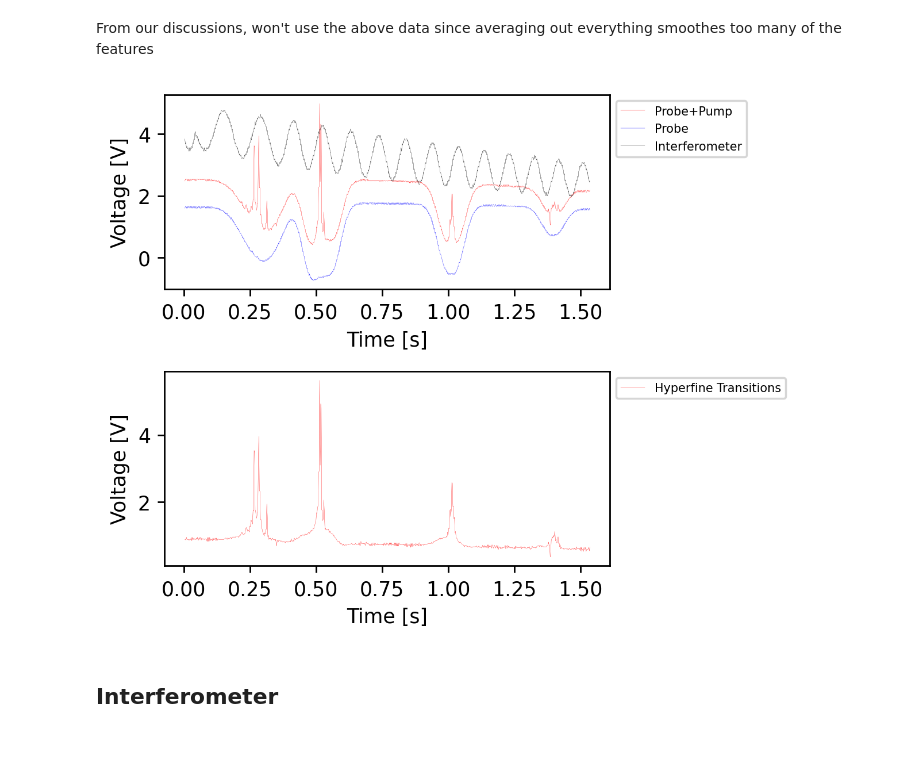
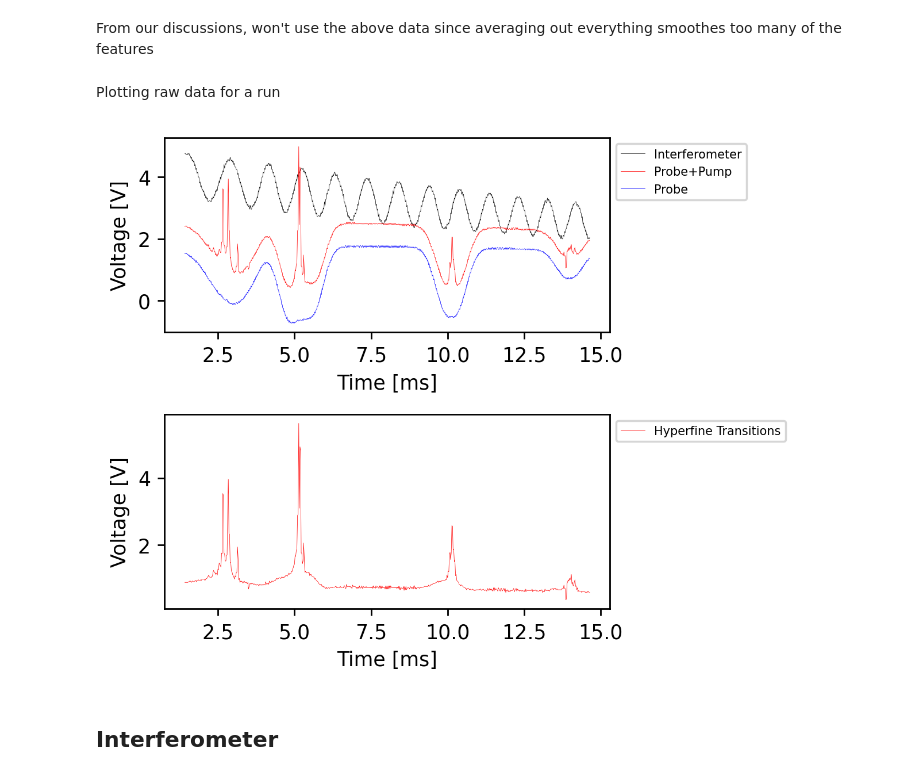
Before and after one commit to orpereira/PHYS469, a Jupyter notebook: saturation_spectroscopy/analysis_final.ipynb, the cells around one changed output. Drawn from its saved outputs; the diff is of its cells as text; code cells hidden in the pictures; blank space fills up the shorter version.

```diff
--- a/saturation_spectroscopy/analysis_final.ipynb
+++ b/saturation_spectroscopy/analysis_final.ipynb
@@ -88,33 +84,44 @@ plt.show()
 # %% [markdown]
 From our discussions, won't use the above data since averaging out everything smoothes too many of the features
-# %%
-# Figure
-fig, axes = plt.subplots(2, 1, figsize=(5,4), dpi=250)
-
-# Get a single frequency sweep
-start = np.argwhere(avg_inter == np.max(avg_inter))[0][0]
-stop = np.argwhere(avg_inter == np.min(avg_inter))[0][0]
-time_multiplier = 1e1
-time_axis = time[start:stop]*time_multiplier
-probe_run = raw_probe_data['nopump1']['y2']
-probe_pump_run = raw_probe_pump_data['run1']['y2']
-inter_run = raw_probe_pump_data['run1']['y3']
-
-
-# Plot data
-axes[0].plot(time_axis, probe_pump_run[start:stop], color='r', linewidth=0.1, label = 'Probe+Pump')
-axes[0].plot(time_axis, probe_run[start:stop], color='b', linewidth=0.1, label='Probe')
-axes[0].plot(time_axis, inter_run[start:stop], color='k', linewidth=0.1, label='Interferometer')
-axes[1].plot(time_axis, (probe_pump_run-probe_run)[start:stop], color='r', linewidth=0.1, label = 'Hyperfine Transitions')
-
-for ax in axes:
-    ax.set_xlabel('Time [s]')
-    ax.set_ylabel('Voltage [V]')
-    ax.legend(loc='upper left', bbox_to_anchor=(1, 1), fontsize=6)
-plt.tight_layout()
-plt.show()
-# %% [output]
-[figure, removed]
+# %% [markdown]
+Plotting raw data for a run
+# %%
+# Define the data for the chosen run
+run_time = raw_probe_pump_data['run1']['x']
+run_probe_pump = raw_probe_pump_data['run1']['y2']
+run_inter = raw_probe_pump_data['run1']['y3']
+probe = raw_probe_data['nopump1']['y2']  # Probe data, use the same for all probe+pump runs
+
+# Get a single frequency sweep
+start = np.argwhere(run_inter == np.max(run_inter))[0][0]
+stop = np.argwhere(run_inter == np.min(run_inter))[0][0]
+time_multiplier = 1e2  # ms
+# Slice the data to the region of interest
+sweep_time = run_time[start:stop]*time_multiplier
+sweep_probe_pump = run_probe_pump[start:stop]
+sweep_inter = run_inter[start:stop]
+sweep_probe = probe[start:stop]
+
+# Figure 1
+fig, axes = plt.subplots(2, 1, figsize=(5,4), dpi=250)
+# Plot data
+axes[0].plot(sweep_time, sweep_inter, color='k', linewidth=0.2, label='Interferometer')
+axes[0].plot(sweep_time, sweep_probe_pump, color='r', linewidth=0.2, label = 'Probe+Pump')
+axes[0].plot(sweep_time, sweep_probe, color='b', linewidth=0.2, label='Probe')
+axes[1].plot(sweep_time, sweep_probe_pump-sweep_probe, color='r', linewidth=0.2, label = 'Hyperfine Transitions')
+# Labels
+for ax in axes:
+    ax.set_xlabel('Time [ms]')
+    ax.set_ylabel('Voltage [V]')
+    ax.legend(loc='upper left', bbox_to_anchor=(1, 1), fontsize=6)
+plt.tight_layout()
+plt.show()
+
+# Figure 2
+# fig, ax = plt.subplots(2, 2, figsize=(5,4), dpi=250)
+# Plot data
+# %% [output]
+[figure, added]
 # %% [markdown]
 ## Interferometer
 # %%
```
Also changed, not shown: parts of 12 cells of this notebook.
